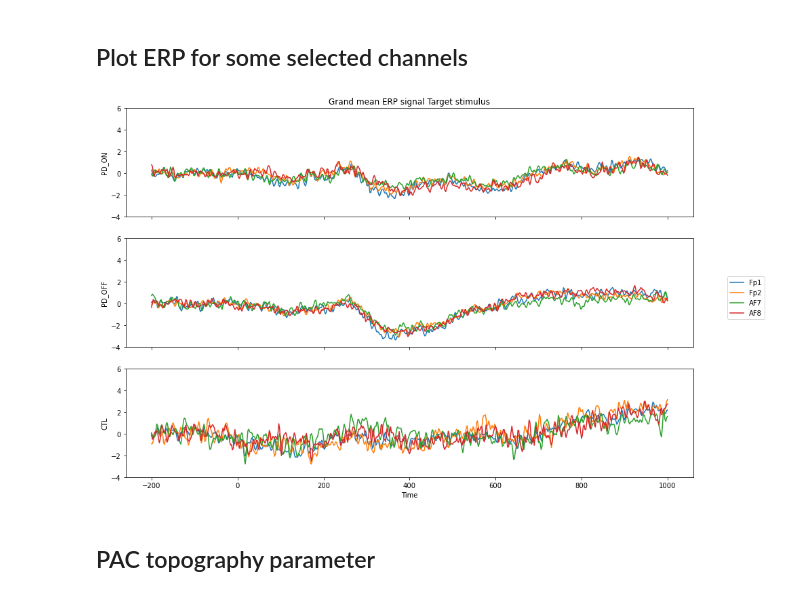
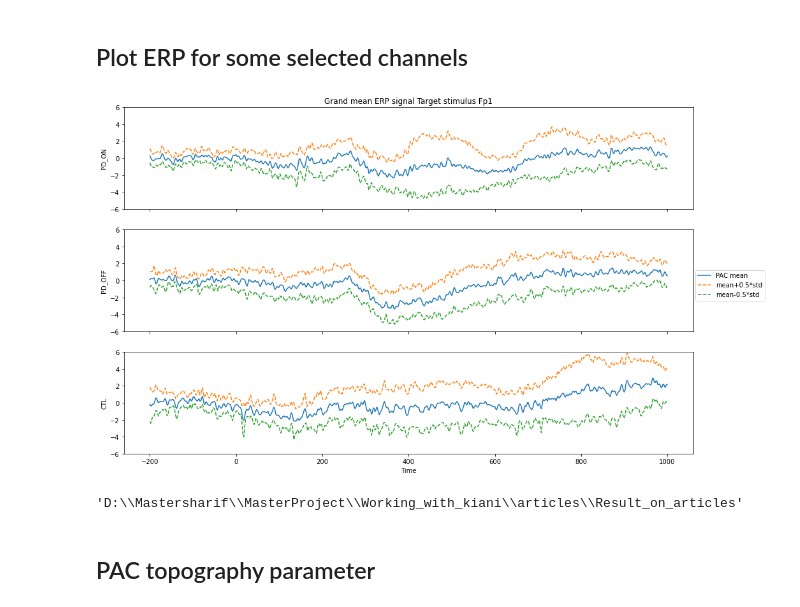
Before and after one commit to AIRLab-Sharif/Parkinson-PAC, a Jupyter notebook: python/Plot_topographies.ipynb, the cells around one changed output. Drawn from its saved outputs; the diff is of its cells as text; code cells hidden in the pictures.

Commit message:
Edit Matlab files and code comparing piplines

```diff
--- a/python/Plot_topographies.ipynb
+++ b/python/Plot_topographies.ipynb
@@ -40,7 +40,7 @@ event_types = ['Target','Standard','Novelty']
 groups = ['PD_ON','PD_OFF','CTL']
 Result_path = 'D:\Mastersharif\MasterProject\Working_with_kiani\\articles\Result_on_articles'
 # %%
-list_tasks_info = pd.read_csv('../matlab/task_track_file.csv',usecols=['local_file_path','ERP_npy_file','ERP_nobaseline_npy_file','Group_file_type'])
+list_tasks_info = pd.read_csv('../task_track_files/task_track_file_matlab.csv',usecols=['local_file_path','ERP_npy_file','ERP_npy_file_with_normalization_and_baseline_correction','ERP_nobaseline_npy_file','Group_file_type'])
 num_task_file = list_tasks_info.shape[0]
 print(num_task_file)
 list_tasks_info
@@ -57,0 +57,20 @@ nobaseline = True
+# %%
+Path = 'D:\Mastersharif\MasterProject\data\parkinsons-oddball'
+nobaseline = False
+ERP_collection = np.zeros([3,25,3,63,601])
+list_tasks_info.shape[0]
+counter_PD_on = 0
+counter_PD_off = 0
+counter_CTL = 0
+for i in np.arange(num_task_file):
+    Path_to_save_file = os.path.join(Path,list_tasks_info['local_file_path'][i],list_tasks_info['ERP_npy_file_with_normalization_and_baseline_correction'][i])
+    ERP_array = np.load(Path_to_save_file)
+    if list_tasks_info['Group_file_type'][i] == 'PD_ON':
+        ERP_collection[0,counter_PD_on,:,:,:] = ERP_array
+        counter_PD_on = counter_PD_on + 1
+    elif list_tasks_info['Group_file_type'][i] == 'PD_OFF':
+        ERP_collection[1,counter_PD_off,:,:,:] = ERP_array
+        counter_PD_off = counter_PD_off + 1
+    elif list_tasks_info['Group_file_type'][i] == 'CTL':
+        ERP_collection[2,counter_CTL,:,:,:] = ERP_array
+        counter_CTL = counter_CTL + 1
@@ -184,31 +221,40 @@ plt.show()
 ## Plot ERP for some selected channels
 # %%
 select_channels = {'AF7','AF8','Fp1','Fp2'}
+select_channels = {'Fp1'}
 
 colors = ['r','g','b','orange']
 
 NUM_COLORS = 4
 
 cm = plt.get_cmap('viridis')
 
 num_sti = 0
 
-fig, ax = plt.subplots(3,1,sharex=True,figsize=(15, 10))
+fig, ax = plt.subplots(3,1,sharex=True,figsize=(16, 10))
 times = np.linspace(-200,1000,601)
 for i in np.arange(3):
     for c,ch_name in enumerate(select_channels):
         ch = channels_name.index(ch_name)
-        ax[i].plot(times,np.mean(ERP_collection[i,:,num_sti,ch,:],axis=0))
+        mean = np.mean(ERP_collection[i,:,num_sti,ch,:],axis=0)
+        a =  np.std(ERP_collection[i,:,num_sti,ch,:],axis=0)
+        ax[i].plot(times,mean)
+        ax[i].plot(times,mean+0.5*a,'--')
+        ax[i].plot(times,mean-0.5*a,'--')
         # baseline.set_linewidth(0)
         ax[i].set_ylabel(groups[i])
-        ax[i].set_ylim([-4,6])
+        ax[i].set_ylim([-6,6])
 # ax[2].xaxis.set_major_formatter(plt.FuncFormatter(format_func))
-ax[0].set_title(f'Grand mean ERP signal {event_types[num_sti]} stimulus')
+ax[0].set_title(f'Grand mean ERP signal {event_types[num_sti]} stimulus {ch_name}')
 ax[2].set_xlabel('Time')
-fig.legend(select_channels,loc='center right')
+fig.legend(['PAC mean','mean+0.5*std','mean-0.5*std'],loc='center right')
 plt.savefig(os.path.join(Result_path,f'selected_channels_erp_{event_types[num_sti]}.png'))
 # %% [output]
-[figure, old version]
+[figure, new version]
+# %%
+Result_path
+# %% [output]
+'D:\\Mastersharif\\MasterProject\\Working_with_kiani\\articles\\Result_on_articles'
 # %% [markdown]
 ## PAC topography parameter
 # %%
```
Also changed, not shown: parts of 12 cells of this notebook, 8 other files.
